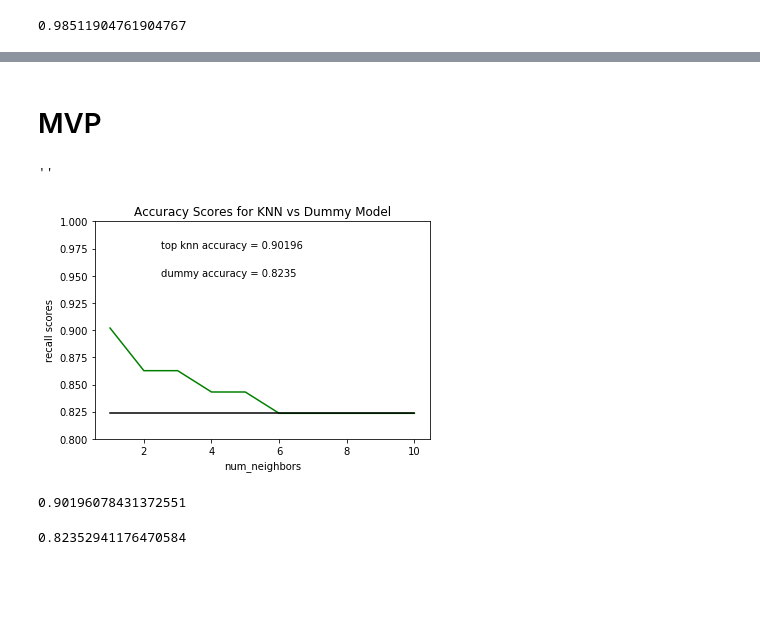
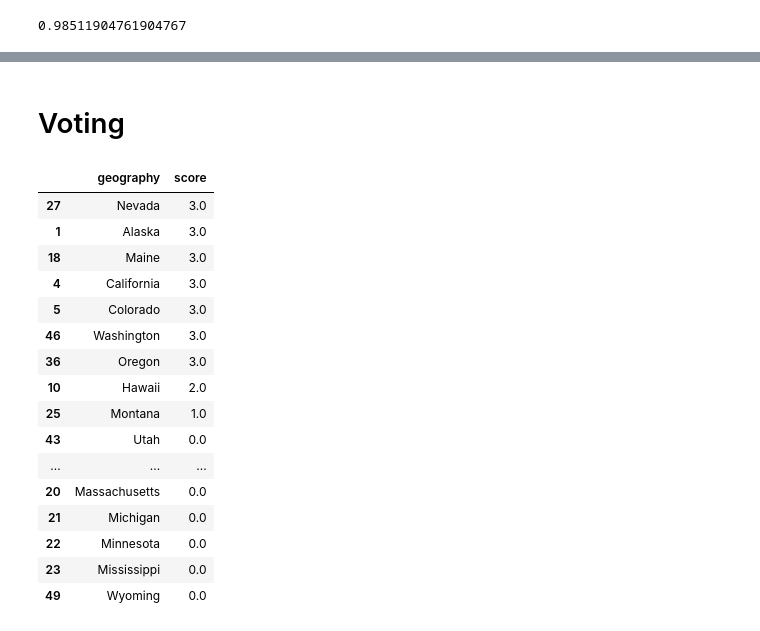
Before and after one commit to n8pk/project_mcnulty, a Jupyter notebook: Code/01_EDA.ipynb, the cells around one changed output, grey strips where cells are left out. Drawn from its saved outputs; the diff is of its cells as text; code cells hidden in the pictures; blank space fills up the shorter version.

```diff
--- a/Code/01_EDA.ipynb
+++ b/Code/01_EDA.ipynb
@@ -221,12 +253,2 @@ df_state_probs.sort_values(by=['probability'], ascending=False)
 # %% [markdown]
-# MVP
+# Voting
-# %%
-scores = []
-
-for num in range(1,11):
-
-    knn = KNeighborsClassifier(n_neighbors = num)
-    knn.fit(X_train, y_train)
-    y_pred = knn.predict(X_test)
-
-    scores.append((num, accuracy_score(y_test, y_pred)))
@@ -243,20 +255,45 @@ dumdum = [dummy_score for x in x_ax]
-# %%
-plt.plot(x_ax, knn, 'g', x_ax, dumdum, 'k')
-plt.ylim(0.8,1)
-plt.xlabel('num_neighbors')
-plt.ylabel('recall scores')
-plt.text(2.5, 0.975, 'top knn accuracy = 0.90196')
-plt.text(2.5, 0.95, 'dummy accuracy = 0.8235')
-plt.title('Accuracy Scores for KNN vs Dummy Model')
-;
-# %% [output]
-''
-[figure, removed]
-# %%
-max(knn)
-# %% [output]
-0.90196078431372551
-# %%
-dummy_score
-# %% [output]
-0.82352941176470584
+# %%
+def vote(df_list, n_highest):
+
+    '''
+    take list of model proba results and return voting results for n predicted states
+
+    return a new df with states listed by descending voting scores
+    '''
+
+    scores = np.zeros((50,1))
+
+    for proba_rank in df_list:
+        for rank, state in proba_rank.iterrows():
+            if rank < n_highest:
+                # state[0] is state's actual index
+                scores[state[0]]+=1
+
+
+    state_scores = test['geography'].to_frame()
+    state_scores['score'] = scores
+
+    return state_scores.sort_values(by='score', ascending=False)
+# %%
+df_list = [df_lr_probs, df_gbc_probs, df_rfc_probs]
+
+vote_results = vote(df_list, 8)
+vote_results
+# %% [output]
+|  | geography | score |
+| 27 | Nevada | 3.0 |
+| 1 | Alaska | 3.0 |
+| 18 | Maine | 3.0 |
+| 4 | California | 3.0 |
+| 5 | Colorado | 3.0 |
+| 46 | Washington | 3.0 |
+| 36 | Oregon | 3.0 |
+| 10 | Hawaii | 2.0 |
+| 25 | Montana | 1.0 |
+| 43 | Utah | 0.0 |
+| ... | ... | ... |
+| 20 | Massachusetts | 0.0 |
+| 21 | Michigan | 0.0 |
+| 22 | Minnesota | 0.0 |
+| 23 | Mississippi | 0.0 |
+| 49 | Wyoming | 0.0 |
```
Also changed, not shown: parts of 13 cells of this notebook.
